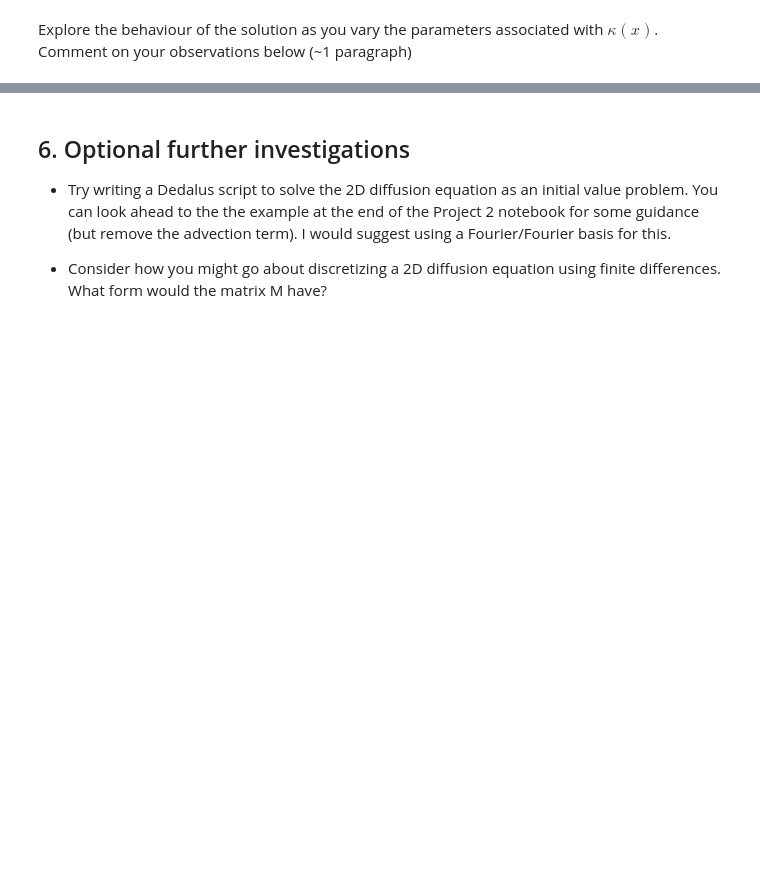
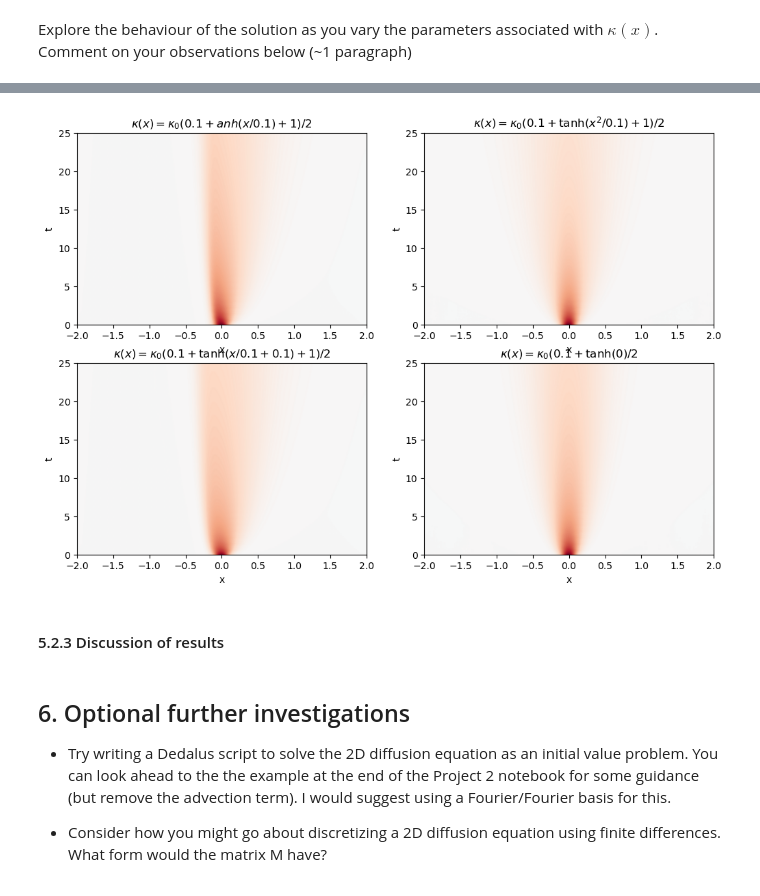
Before and after one commit to maxcharvey/QCES_LNM_projects, a Jupyter notebook: Project1_dedalus.ipynb, the cells around one changed output, grey strips where cells are left out. Saved outputs shown, nothing was run; the diff lists cells and outputs as text; code cells hidden in the pictures; blank space fills up the shorter version.

```diff
--- a/Project1_dedalus.ipynb
+++ b/Project1_dedalus.ipynb
@@ -421,0 +579,67 @@ INSERT COMMENTS HERE
+# %%
+fig, ax2 = plt.subplots(figsize=(12, 8), ncols=2, nrows=2)
+ax2=ax2.flatten()
+
+Nx = 1024 # The number of gridpoints. Note that Fourier transforms are more efficient if this is a power of 2
+Lx = 2; # The domain size in x.  This should be large enough so that the solution goes to zero at the endpoints.
+x_start=-Lx; x_end=Lx # The starting and ending bounds on x
+kappa = 0.005 # set the diffusivity
+
+# Create an x-coordinate, a corresponding basis, and a distributor
+xcoord = dedalus.Coordinate('x')
+dist = dedalus.Distributor(xcoord, dtype=np.float64) # No mesh for serial / automatic parallelization
+x_basis = dedalus.RealFourier(xcoord, size=Nx, bounds=(x_start, x_end))
+x = dist.local_grid(x_basis)
+
+tanh_arguments = [x/0.1, x**2/0.1, x/0.1 + 1, 0]
+
+labels = ['$\kappa(x)=\kappa_0(0.1 + \tanh(x/0.1)+1)/2$', '$\kappa(x)=\kappa_0(0.1 + \\tanh(x^2/0.1)+1)/2$', '$\kappa(x)=\kappa_0(0.1 + \\tanh(x/0.1 + 0.1)+1)/2$', '$\kappa(x)=\kappa_0(0.1 + \\tanh(0)/2$']
+
+for i in range(4):
+
+    # Set initial conditions
+    c = dist.Field(name='c', bases=x_basis)
+    w = 0.1 # Set the width of the initial Gaussian
+    c.change_scales(1) # Set values on regular grid
+    c['g'] = np.exp(-x**2/w**2)  # Initialize the dependent variable c with a Gaussian function (note ** is the exponentiation operator)
+
+    # Operators
+    dx = lambda a: dedalus.Differentiate(a, xcoord) # Define the derivative (d/dx) operator
+
+    # Create an operator that applies a function to the variable on a grid - this is now for the spatially varying diffusion term
+    k_x = dist.Field(bases=x_basis)
+    k_x['g'] = kappa * (0.1 + np.tanh(tanh_arguments[i])+1)/2
+
+    # Specify the problem
+    problem = dedalus.IVP([c], namespace=locals()) # Initial value problem, including all local variables
+    problem.add_equation("dt(c) -  dx(k_x * dx(c)) = 0"); # Write out the equation to be solved
+
+    timestepper = dedalus.CNAB1
+    solver = problem.build_solver(timestepper)
+
+    solver.stop_sim_time = 25 # Stop at 25 simulation time units
+
+    # Main loop
+    timestep = 0.1
+    c.change_scales(1)
+    c_save = [np.copy(c['g'])]; t_save = [solver.sim_time]; # Save the initial condition and the initial time
+    while solver.proceed:
+        solver.step(timestep)
+        if solver.iteration % 500 == 0: # Every 500 timesteps, print a message to the screen with the progress
+            logger.info('Iteration=%i, Time=%e, dt=%e' %(solver.iteration, solver.sim_time, timestep))
+        c.change_scales(1)
+        c_save.append(np.copy(c['g']))
+        t_save.append(solver.sim_time)
+
+    # Now just plot the final time step where t = 25
+    #ax2[i].plot(x, c['g'], label=f'$\kappa={kappa_value:.2g}$')
+    ax2[i].pcolormesh(x.ravel(), np.array(t_save), np.array(c_save), cmap='RdBu_r', shading='gouraud', rasterized=True, clim=(-1, 1))
+    ax2[i].set_xlim(x_start, x_end)
+    ax2[i].set_ylim(0, solver.stop_sim_time)
+    ax2[i].set_xlabel('x')
+    ax2[i].set_ylabel('t')
+    ax2[i].set_title(f'{labels[i]}')
+
+
+plt.show()
+# %% [output]
@@ -422,3 +654,6 @@ INSERT COMMENTS HERE
+[figure, added]
+# %% [markdown]
+#### 5.2.3 Discussion of results
 # %% [markdown]
 ## 6. Optional further investigations
 
```
Also changed, not shown: parts of 20 cells of this notebook.
